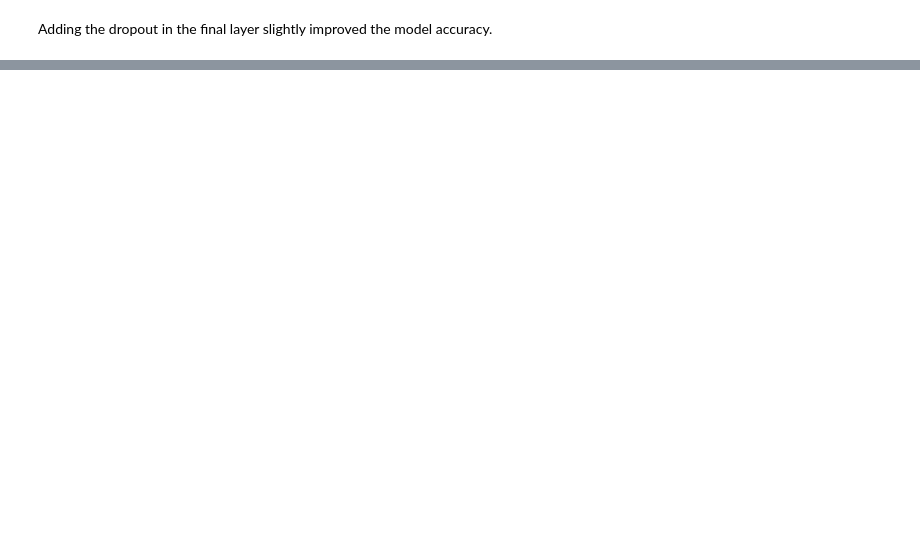
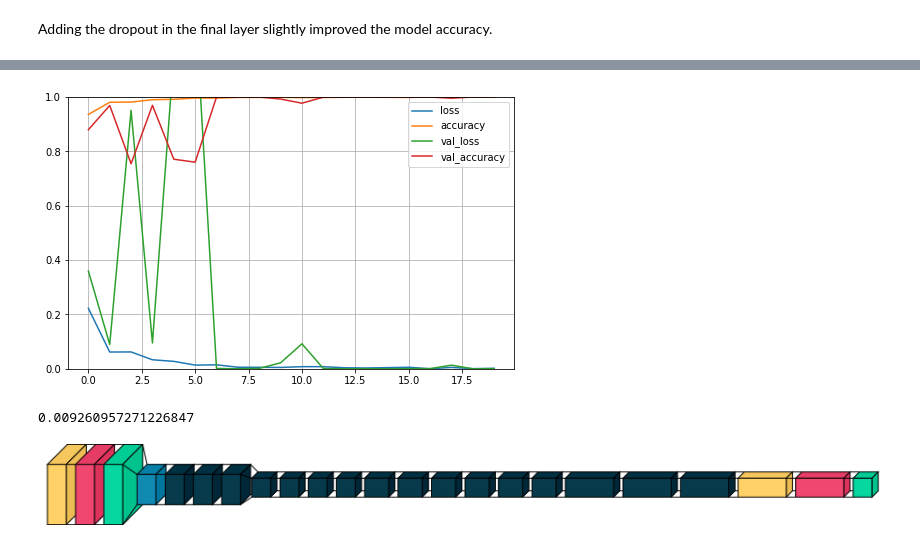
Before and after one commit to filippomenegatti/NeuralNetworks_Classification, a Jupyter notebook: ML_assignment.ipynb, the cells around one changed output, grey strips where cells are left out. Saved outputs shown, nothing was run; the diff lists cells and outputs as text; code cells hidden in the pictures; blank space fills up the shorter version.

```diff
--- a/ML_assignment.ipynb
+++ b/ML_assignment.ipynb
@@ -719,0 +832,2 @@ zo_loss(y_test, y_pred_tun)
+# %%
+tunedAdamax = keras.models.load_model("/content/drive/MyDrive/ML_NN/adamax")
@@ -719,0 +960,16 @@ zo_loss(y_test, y_pred_tun)
+# %%
+model = keras.models.Sequential()
+model.add(keras.layers.Conv2D(64, 7, strides=2, input_shape=[32, 32, 3],
+                              padding="same", use_bias=False))
+model.add(keras.layers.BatchNormalization())
+model.add(keras.layers.Activation("relu"))
+model.add(keras.layers.MaxPool2D(pool_size=3, strides=2, padding="same"))
+prev_filters = 64
+for filters in [64] * 3 + [128] * 4 + [256] * 6 + [512] * 3:
+  strides = 1 if filters == prev_filters else 2
+  model.add(ResidualUnit(filters, strides=strides))
+  prev_filters = filters
+model.add(keras.layers.GlobalAvgPool2D())
+model.add(keras.layers.Flatten())
+model.add(keras.layers.Dense(10, activation="softmax"))
+model.summary()
@@ -719,0 +994,9 @@ zo_loss(y_test, y_pred_tun)
+# %%
+model.compile(loss='categorical_crossentropy',
+              optimizer='adamax',
+              metrics=['accuracy'])
+# %%
+history = model.fit(X_train,y_train,
+        epochs=20,
+        validation_data=(X_val, y_val),
+        verbose=1, shuffle=True)
@@ -719,0 +1010,12 @@ zo_loss(y_test, y_pred_tun)
+# %%
+pd.DataFrame(history.history).plot(figsize=(8, 5))
+plt.grid(True)
+plt.gca().set_ylim(0, 1)
+plt.show()
+# %% [output]
+[figure, added]
+# %%
+y_pred = model.predict(X_test)
+print(zo_loss(y_test, y_pred))
+# %% [output]
+0.009260957271226847
@@ -719,0 +1026,7 @@ zo_loss(y_test, y_pred_tun)
+# %%
+visualkeras.layered_view(model, to_file='output.png') # write to disk
+visualkeras.layered_view(model, to_file='output.png').show() # write and show
+
+visualkeras.layered_view(model)
+# %% [output]
+[figure, added]
```
Also changed, not shown: parts of 107 cells of this notebook.
